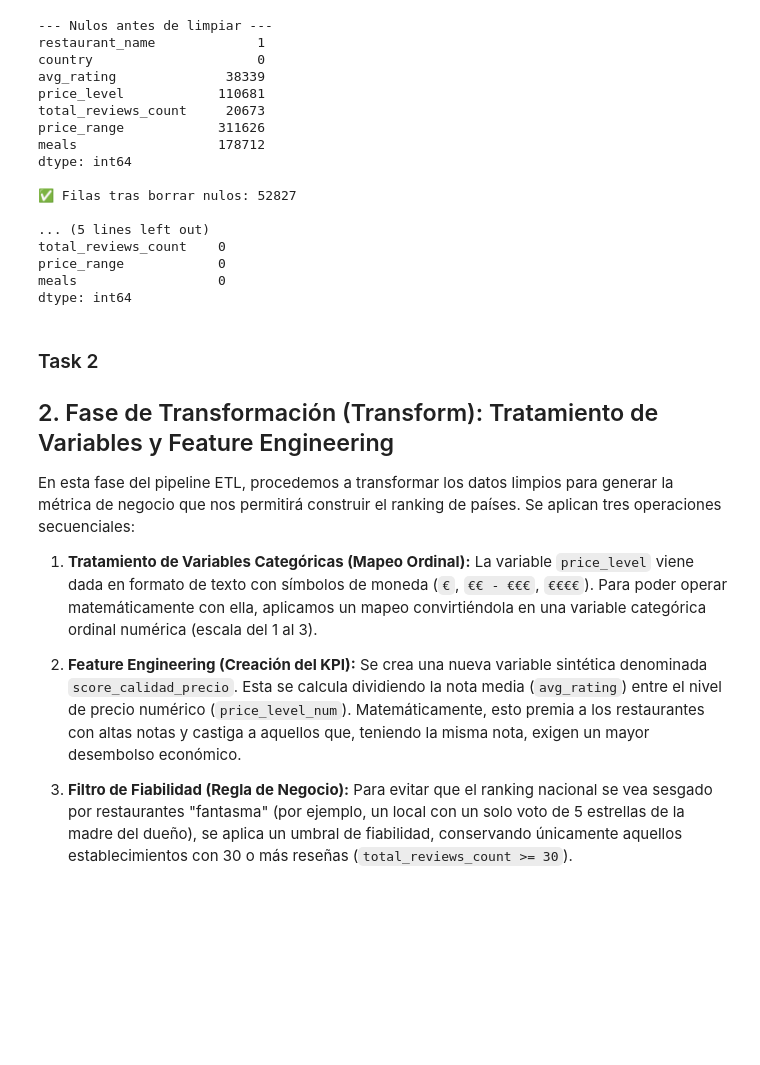
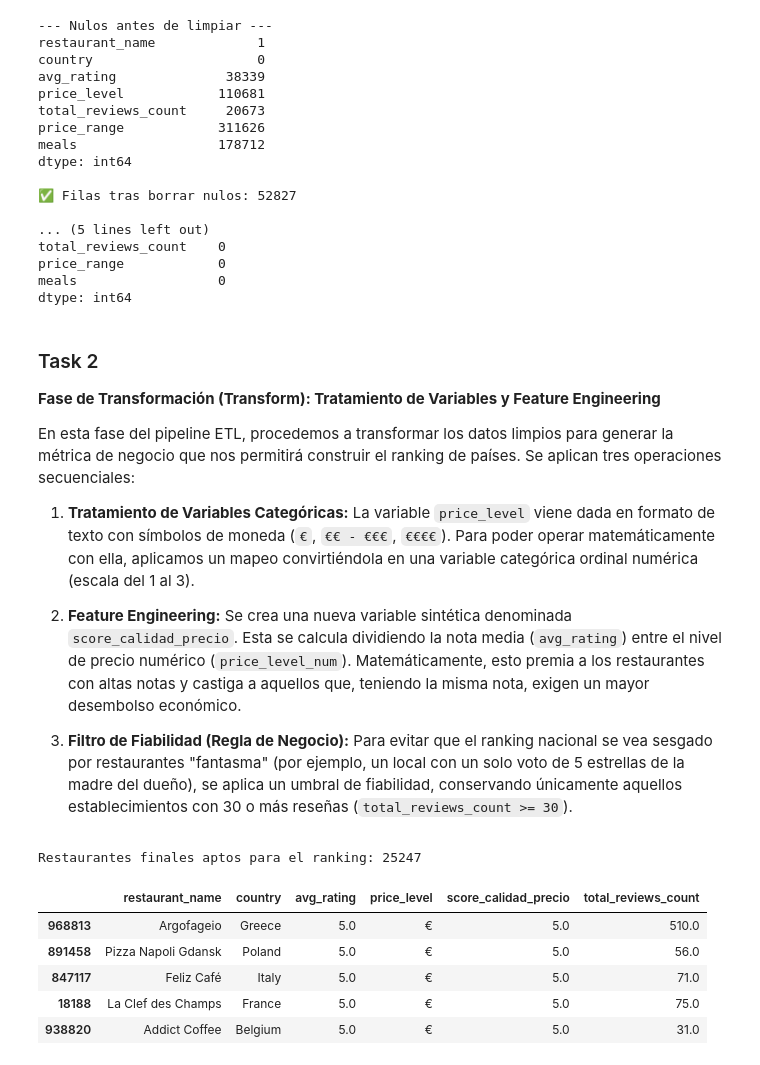
Before and after one commit to drodri793/PRACTICA_SDPD2, a Jupyter notebook: eda.ipynb, the cells around one changed output. Drawn from its saved outputs; the diff is of its cells as text; code cells hidden in the pictures; blank space fills up the shorter version.

```diff
--- a/eda.ipynb
+++ b/eda.ipynb
@@ -283,12 +282,42 @@ dtype: int64
 # %% [markdown]
 ### Task 2
 
-## 2. Fase de Transformación (Transform): Tratamiento de Variables y Feature Engineering
+**Fase de Transformación (Transform): Tratamiento de Variables y Feature Engineering**
 
 En esta fase del pipeline ETL, procedemos a transformar los datos limpios para generar la métrica de negocio que nos permitirá construir el ranking de países. Se aplican tres operaciones secuenciales:
 
-1. **Tratamiento de Variables Categóricas (Mapeo Ordinal):** La variable `price_level` viene dada en formato de texto con símbolos de moneda (`€`, `€€ - €€€`, `€€€€`). Para poder operar matemáticamente con ella, aplicamos un mapeo convirtiéndola en una variable categórica ordinal numérica (escala del 1 al 3).
+1. **Tratamiento de Variables Categóricas:** La variable `price_level` viene dada en formato de texto con símbolos de moneda (`€`, `€€ - €€€`, `€€€€`). Para poder operar matemáticamente con ella, aplicamos un mapeo convirtiéndola en una variable categórica ordinal numérica (escala del 1 al 3).
 
-2. **Feature Engineering (Creación del KPI):** Se crea una nueva variable sintética denominada `score_calidad_precio`. Esta se calcula dividiendo la nota media (`avg_rating`) entre el nivel de precio numérico (`price_level_num`). Matemáticamente, esto premia a los restaurantes con altas notas y castiga a aquellos que, teniendo la misma nota, exigen un mayor desembolso económico.
+2. **Feature Engineering:** Se crea una nueva variable sintética denominada `score_calidad_precio`. Esta se calcula dividiendo la nota media (`avg_rating`) entre el nivel de precio numérico (`price_level_num`). Matemáticamente, esto premia a los restaurantes con altas notas y castiga a aquellos que, teniendo la misma nota, exigen un mayor desembolso económico.
 
 3. **Filtro de Fiabilidad (Regla de Negocio):** Para evitar que el ranking nacional se vea sesgado por restaurantes "fantasma" (por ejemplo, un local con un solo voto de 5 estrellas de la madre del dueño), se aplica un umbral de fiabilidad, conservando únicamente aquellos establecimientos con 30 o más reseñas (`total_reviews_count >= 30`).
+# %%
+# 1. Mapeo Ordinal de Precios
+mapa_precios = {
+    '€': 1,
+    '€€ - €€€': 2,
+    '€€€€': 3
+}
+df_clean['price_level_num'] = df_clean['price_level'].map(mapa_precios)
+
+# 2. Feature Engineering: KPI Calidad-Precio
+df_clean['score_calidad_precio'] = df_clean['avg_rating'] / df_clean['price_level_num']
+
+# 3. Filtro de Fiabilidad (Eliminación de Outliers por baja participación)
+min_reviews = 30
+df_clean = df_clean[df_clean['total_reviews_count'] >= min_reviews]
+
+# Mostramos el resultado de la transformación
+print(f"Restaurantes finales aptos para el ranking: {len(df_clean)}")
+
+# Vemos el Top 5 de restaurantes individuales con mejor ratio de Europa
+columnas_vista = ['restaurant_name', 'country', 'avg_rating', 'price_level', 'score_calidad_precio', 'total_reviews_count']
+df_clean[columnas_vista].sort_values(by='score_calidad_precio', ascending=False).head()
+# %% [output]
+Restaurantes finales aptos para el ranking: 25247
+|  | restaurant_name | country | avg_rating | price_level | score_calidad_precio | total_reviews_count |
+| 968813 | Argofageio | Greece | 5.0 | € | 5.0 | 510.0 |
+| 891458 | Pizza Napoli Gdansk | Poland | 5.0 | € | 5.0 | 56.0 |
+| 847117 | Feliz Café | Italy | 5.0 | € | 5.0 | 71.0 |
+| 18188 | La Clef des Champs | France | 5.0 | € | 5.0 | 75.0 |
+| 938820 | Addict Coffee | Belgium | 5.0 | € | 5.0 | 31.0 |
```
Also changed, not shown: parts of 4 cells of this notebook.
